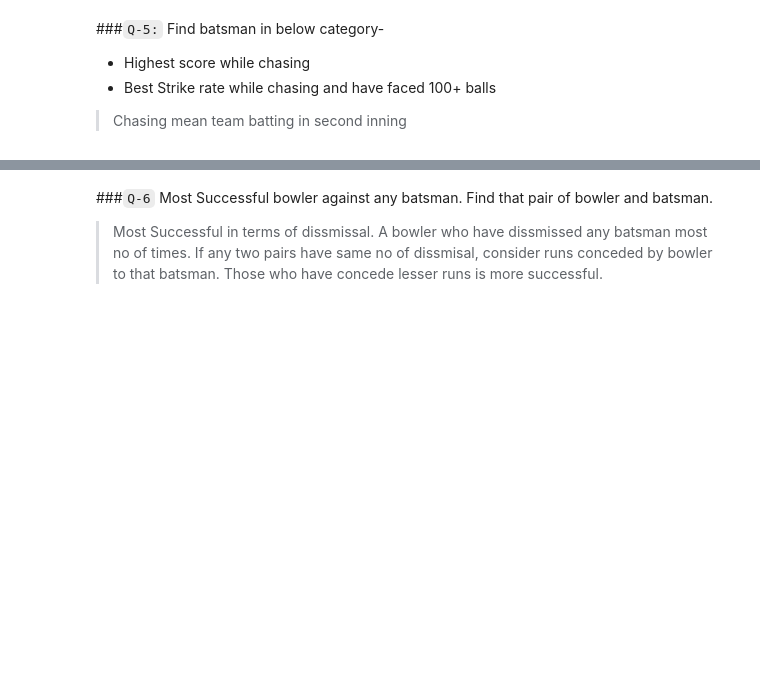
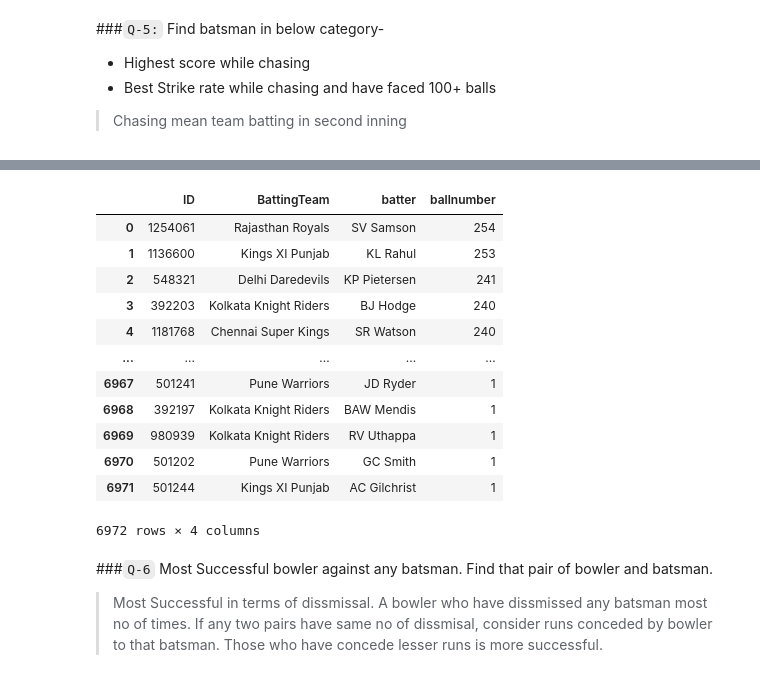
Before and after one commit to singhbhaskar360/Python_ML, a Jupyter notebook: GroupBy_session_19_tasks.ipynb, the cells around one changed output, grey strips where cells are left out. Drawn from its saved outputs; the diff is of its cells as text; code cells hidden in the pictures; blank space fills up the shorter version.

```diff
--- a/GroupBy_session_19_tasks.ipynb
+++ b/GroupBy_session_19_tasks.ipynb
@@ -189,3 +239,20 @@ ball by ball dataset - https://drive.google.com/file/d/1-kvv_9KCSAFWcrhS9WgTxSrU
+# %%
+y=ipl[ipl['innings']==2].groupby(['ID','BattingTeam','batter'])['ballnumber'].sum().sort_values(ascending=False).reset_index()
+y
+# %% [output]
+|  | ID | BattingTeam | batter | ballnumber |
+| 0 | 1254061 | Rajasthan Royals | SV Samson | 254 |
+| 1 | 1136600 | Kings XI Punjab | KL Rahul | 253 |
+| 2 | 548321 | Delhi Daredevils | KP Pietersen | 241 |
+| 3 | 392203 | Kolkata Knight Riders | BJ Hodge | 240 |
+| 4 | 1181768 | Chennai Super Kings | SR Watson | 240 |
+| ... | ... | ... | ... | ... |
+| 6967 | 501241 | Pune Warriors | JD Ryder | 1 |
+| 6968 | 392197 | Kolkata Knight Riders | BAW Mendis | 1 |
+| 6969 | 980939 | Kolkata Knight Riders | RV Uthappa | 1 |
+| 6970 | 501202 | Pune Warriors | GC Smith | 1 |
+| 6971 | 501244 | Kings XI Punjab | AC Gilchrist | 1 |
+6972 rows × 4 columns
 # %% [markdown]
 ###`Q-6` Most Successful bowler against any batsman. Find that pair of bowler and batsman.
 > Most Successful in terms of dissmissal. A bowler who have dissmissed any batsman most no of times. If any two pairs have same no of dissmisal, consider runs conceded by bowler to that batsman. Those who have concede lesser runs is more successful.
```
Also changed, not shown: parts of 6 cells of this notebook.
